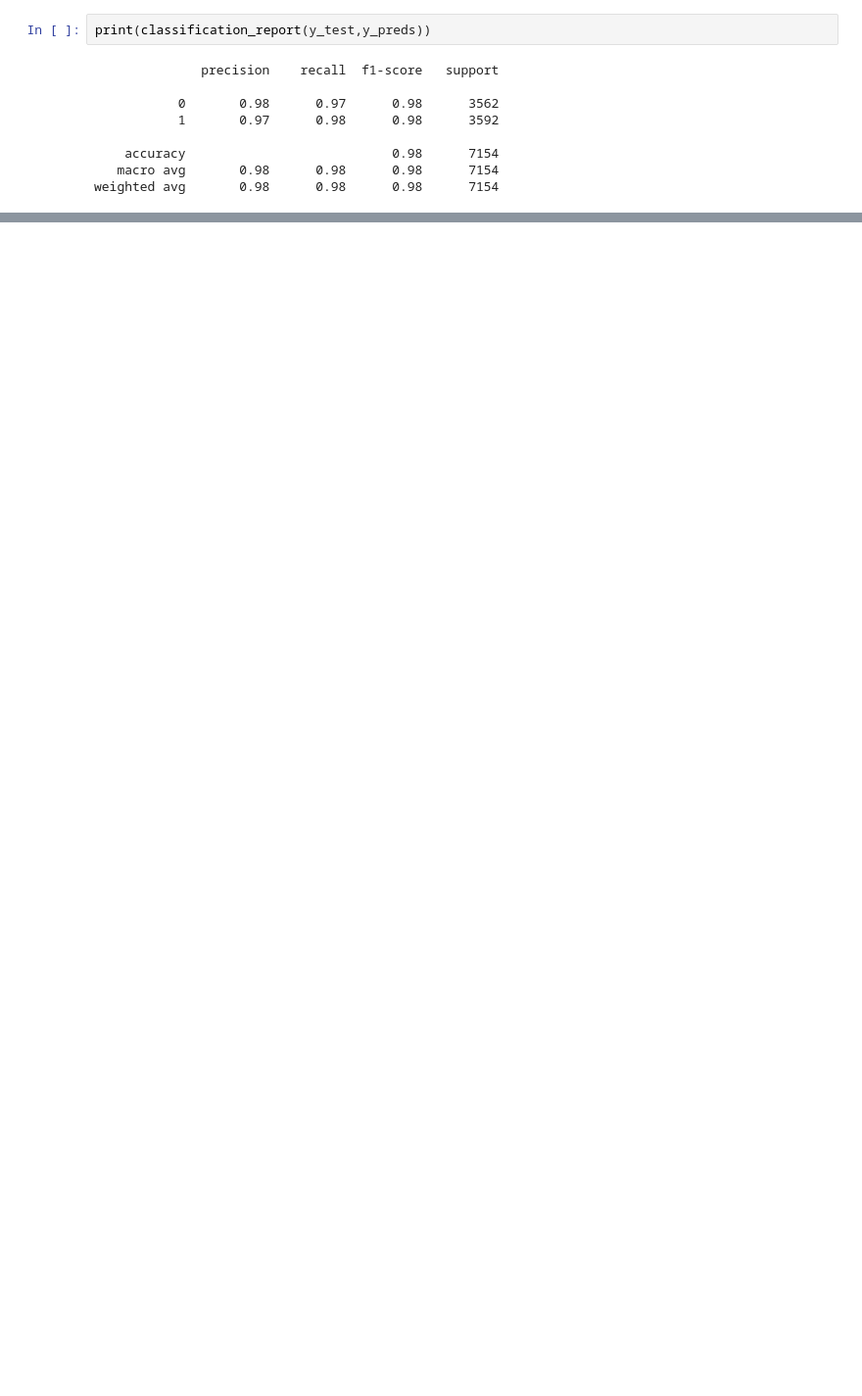
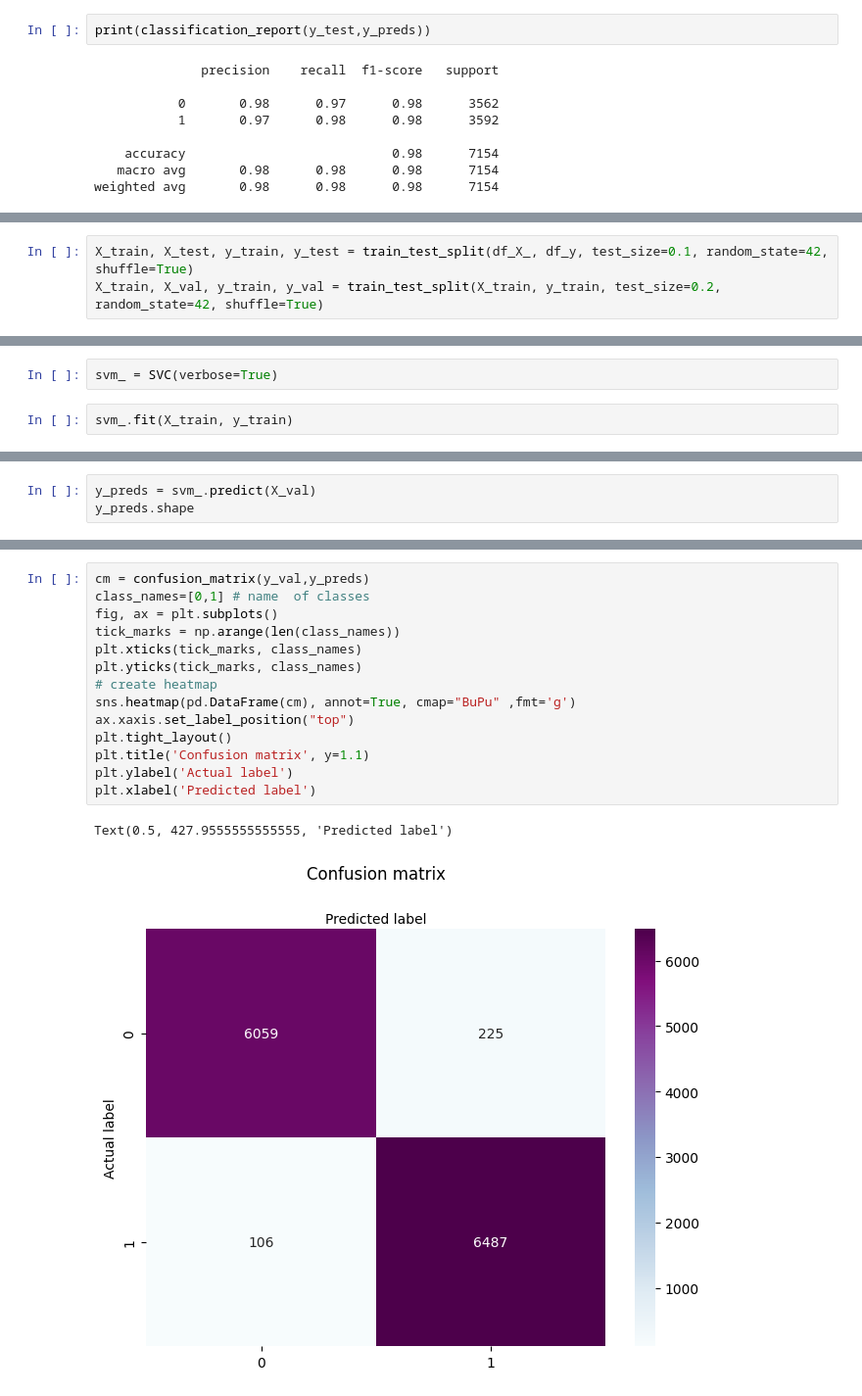
Before and after one commit to wizard339/education, a Jupyter notebook: misis/nlp/Untitled.ipynb, the cells around one changed output, grey strips where cells are left out. Shown: that part at 98% size. Drawn from its saved outputs; the diff is of its cells as text; blank space fills up the shorter version.

```diff
--- a/misis/nlp/Untitled.ipynb
+++ b/misis/nlp/Untitled.ipynb
@@ -632,0 +710,3 @@ weighted avg       0.98      0.98      0.98      7154
+# %%
+X_train, X_test, y_train, y_test = train_test_split(df_X_, df_y, test_size=0.1, random_state=42, shuffle=True)
+X_train, X_val, y_train, y_val = train_test_split(X_train, y_train, test_size=0.2, random_state=42, shuffle=True)
@@ -632,0 +721,4 @@ weighted avg       0.98      0.98      0.98      7154
+# %%
+svm_ = SVC(verbose=True)
+# %%
+svm_.fit(X_train, y_train)
@@ -632,0 +727,3 @@ weighted avg       0.98      0.98      0.98      7154
+# %%
+y_preds = svm_.predict(X_val)
+y_preds.shape
@@ -632,0 +740,17 @@ weighted avg       0.98      0.98      0.98      7154
+# %%
+cm = confusion_matrix(y_val,y_preds)
+class_names=[0,1] # name  of classes
+fig, ax = plt.subplots()
+tick_marks = np.arange(len(class_names))
+plt.xticks(tick_marks, class_names)
+plt.yticks(tick_marks, class_names)
+# create heatmap
+sns.heatmap(pd.DataFrame(cm), annot=True, cmap="BuPu" ,fmt='g')
+ax.xaxis.set_label_position("top")
+plt.tight_layout()
+plt.title('Confusion matrix', y=1.1)
+plt.ylabel('Actual label')
+plt.xlabel('Predicted label')
+# %% [output]
+Text(0.5, 427.9555555555555, 'Predicted label')
+[figure, added]
```
Also changed, not shown: parts of 48 cells of this notebook.
